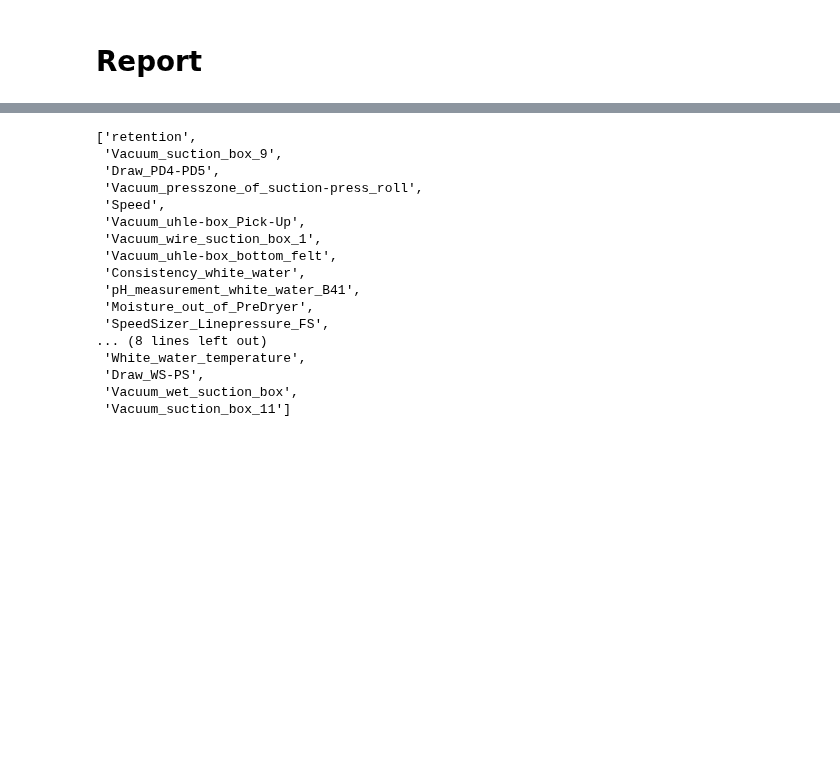
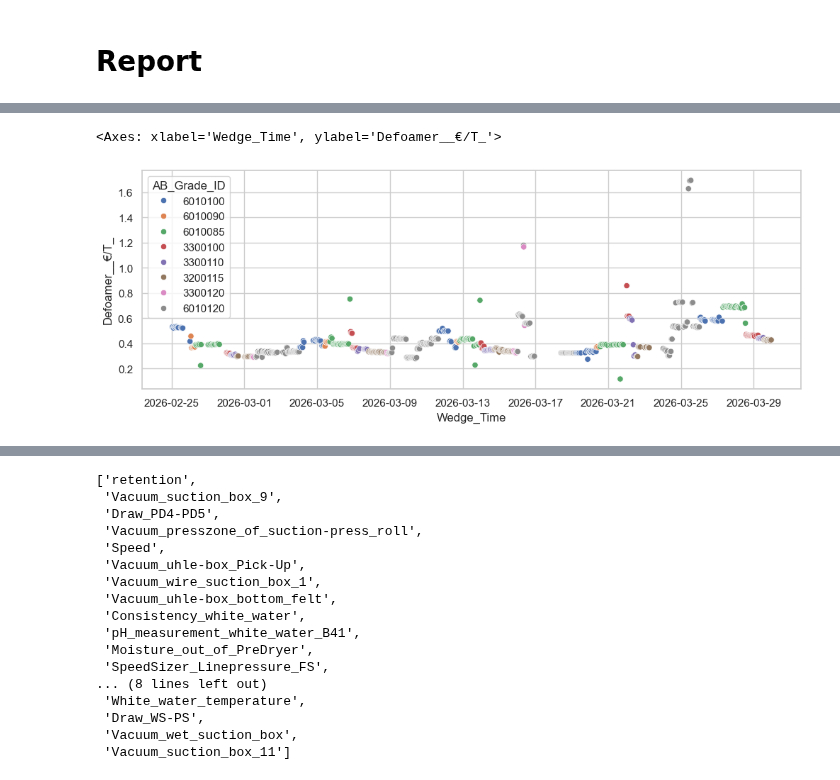
Before and after one commit to Miggon-dev/costimiser2, a Jupyter notebook: ai_process_analyst.ipynb, the cells around one changed output, grey strips where cells are left out. Cells and saved outputs as stored; diff of their text form; code cells hidden in the pictures; blank space fills up the shorter version.

```diff
--- a/ai_process_analyst.ipynb
+++ b/ai_process_analyst.ipynb
@@ -1924,0 +2509,24 @@ LANG = "en"
+# %%
+cols_to_check =  ['Fixative_2_mass_flow__g/T_','Fixative_2__€/T_',"Dry_Strength_Agent__€/T_",'Dry_Strength_Agent_mass_flow__kg/T_']
+threshold = 0.8
+
+turnup_data["_grade_batch"] = turnup_data["AB_Grade_ID"].ne(turnup_data["AB_Grade_ID"].shift()).cumsum()
+
+for col in cols_to_check:
+    max_prop = turnup_data.groupby("_grade_batch")[col].transform(
+        lambda x: (
+            x.dropna().value_counts(normalize=True).iloc[0]
+            if x.dropna().notna().any()
+            else 0
+        )
+    )
+    turnup_data.loc[max_prop > threshold, col] = pd.NA
+
+impute_outside_limits_with_grade_median(turnup_data, "Defoamer__€/T_", 50 * 4.22 / 1000, 200 * 4.22 / 1000, inplace=True)
+impute_outside_limits_with_grade_median(turnup_data, "Defoamer_mass_flow__g/T_", 50, 200, inplace=True)
+impute_outside_limits_with_grade_median(turnup_data, "Natriumhydroxide__€/T_", 1000 *  0.30 / 1000, 2000 *  0.30 / 1000, inplace=True)
+impute_outside_limits_with_grade_median(turnup_data, "Natriumhydroxide_mass_flow__g/T_", 1000, 2000, inplace=True)
+
+
+
+turnup_data = turnup_data.drop(columns="_grade_batch")
@@ -1924,0 +2546,5 @@ LANG = "en"
+# %%
+sns.scatterplot(turnup_data[(turnup_data.Wedge_Time>"2026-2-25") & (turnup_data.Wedge_Time<"2026-3-30")], x="Wedge_Time", y='Defoamer__€/T_', hue="AB_Grade_ID")
+# %% [output]
+<Axes: xlabel='Wedge_Time', ylabel='Defoamer__€/T_'>
+[figure, added]
```
Also changed, not shown: parts of 23 cells of this notebook, 16 other files.
